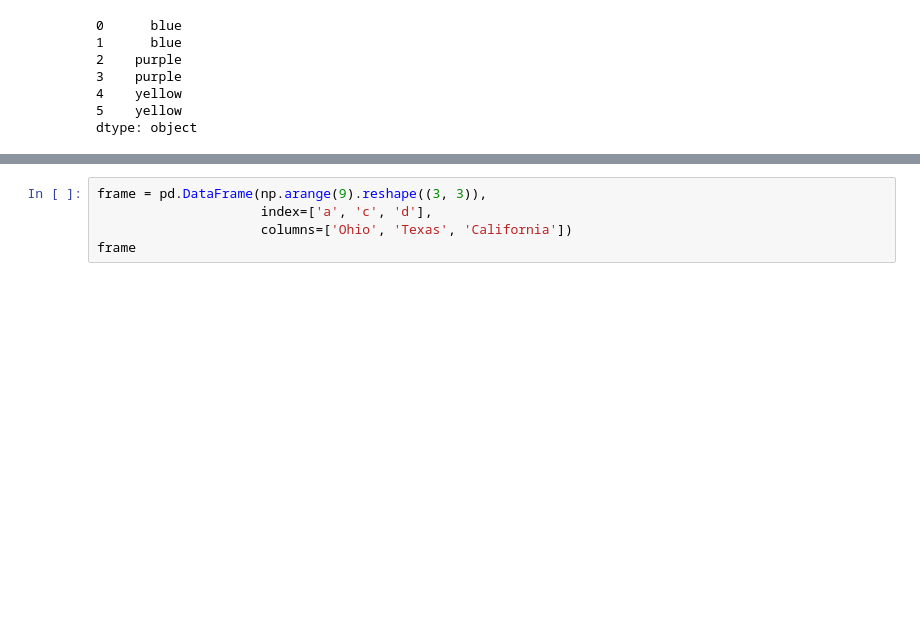
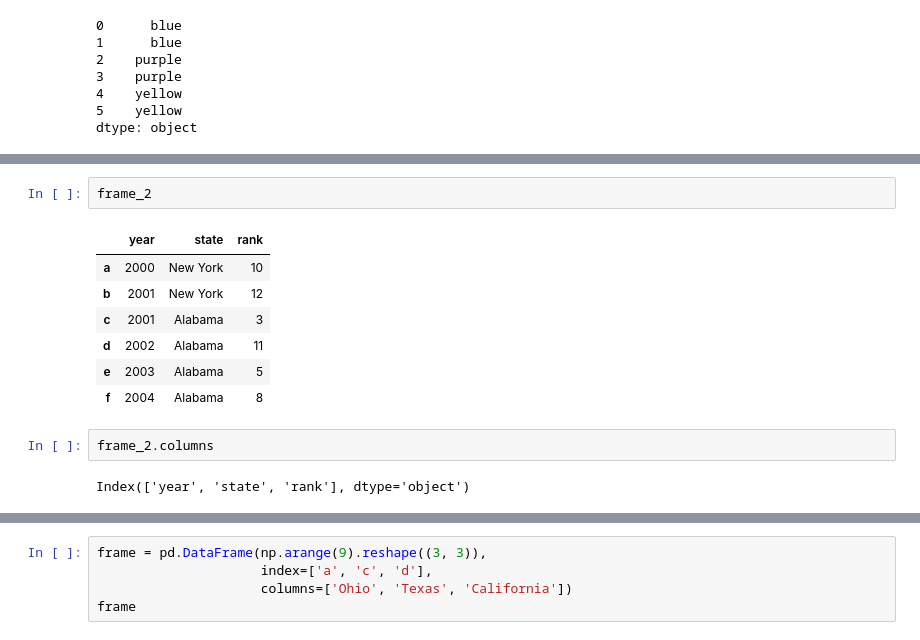
Before and after one commit to rsaouma/ESSEC_CODE, a Jupyter notebook: WEEK4_b.ipynb, the cells around one changed output, grey strips where cells are left out. Drawn from its saved outputs; the diff is of its cells as text; blank space fills up the shorter version.

```diff
--- a/WEEK4_b.ipynb
+++ b/WEEK4_b.ipynb
@@ -90,0 +323,14 @@ The reindex function allows to rearrange the rows as well as the columns:
+# %%
+frame_2
+# %% [output]
+|  | year | state | rank |
+| a | 2000 | New York | 10 |
+| b | 2001 | New York | 12 |
+| c | 2001 | Alabama | 3 |
+| d | 2002 | Alabama | 11 |
+| e | 2003 | Alabama | 5 |
+| f | 2004 | Alabama | 8 |
+# %%
+frame_2.columns
+# %% [output]
+Index(['year', 'state', 'rank'], dtype='object')
```
Also changed, not shown: parts of 82 cells of this notebook, 3 other files.
